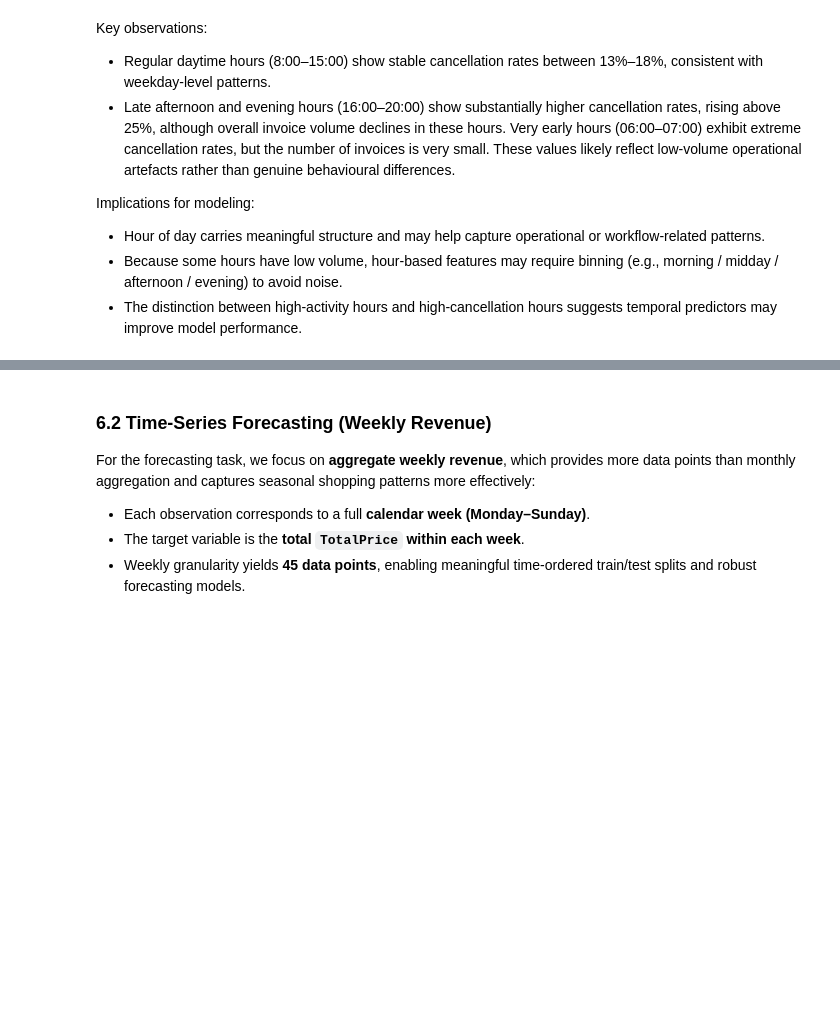
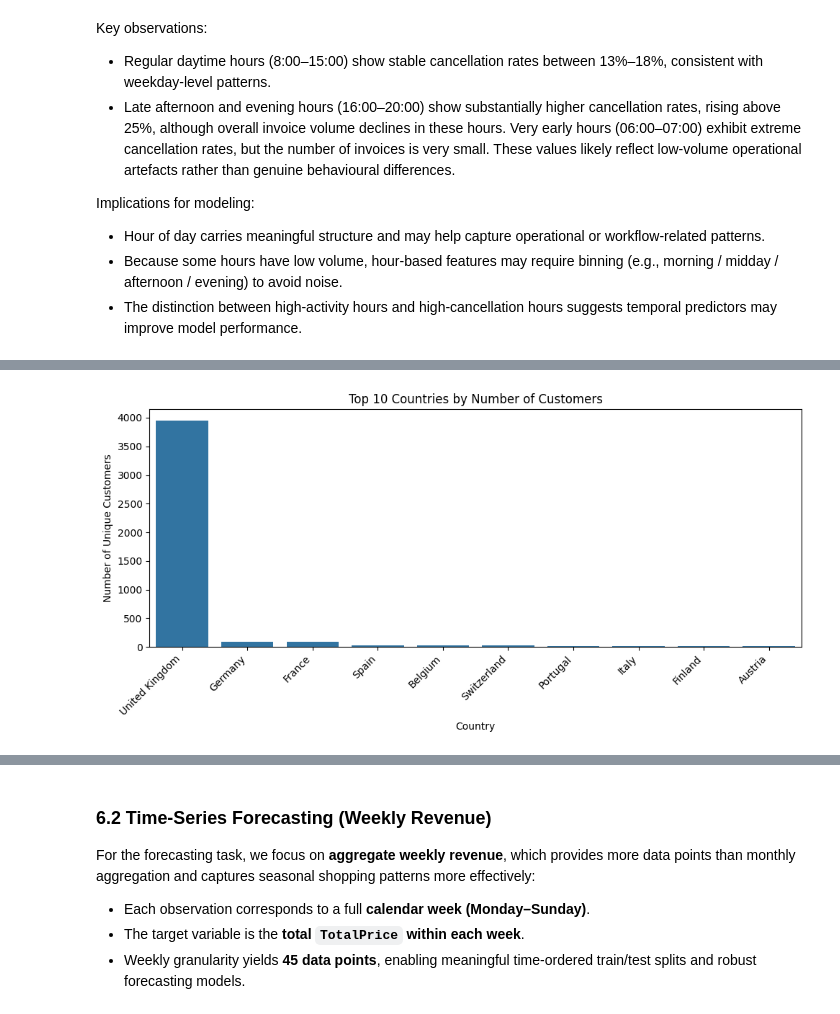
Before and after one commit to jz024/online_retail, a Jupyter notebook: final_project_ver2.ipynb, the cells around one changed output, grey strips where cells are left out. Cells and saved outputs as stored; diff of their text form; code cells hidden in the pictures; blank space fills up the shorter version.

```diff
--- a/final_project_ver2.ipynb
+++ b/final_project_ver2.ipynb
@@ -877,0 +641,10 @@ plt.show()
+# %%
+# Customers by country
+customers_by_country = (
+    df_clean.groupby("Country")["CustomerID"]
+    .nunique()
+    .reset_index(name="n_customers")
+    .sort_values("n_customers", ascending=False)
+)
+
+customers_by_country.head(10)
@@ -877,0 +663,14 @@ plt.show()
+# %%
+plt.figure(figsize=(10, 5))
+sns.barplot(
+    data=customers_by_country.head(10),
+    x="Country",
+    y="n_customers"
+)
+plt.xticks(rotation=45, ha="right")
+plt.ylabel("Number of Unique Customers")
+plt.title("Top 10 Countries by Number of Customers")
+plt.tight_layout()
+plt.show()
+# %% [output]
+[figure, added]
```
Also changed, not shown: parts of 68 cells of this notebook.
